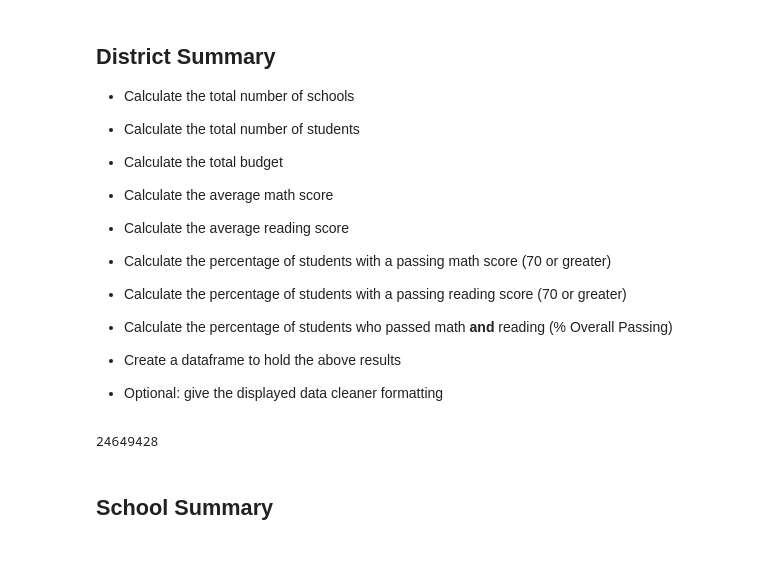
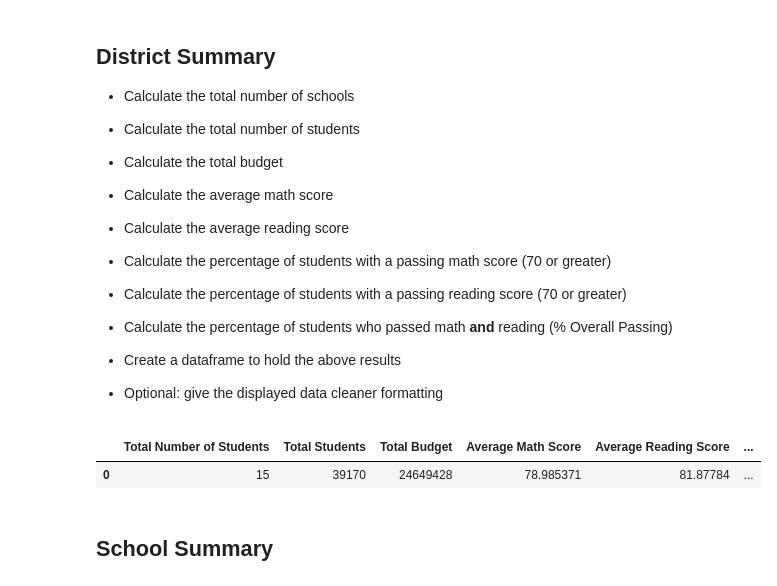
Before and after one commit to brettmw92/pandas-challenge, a Jupyter notebook: PyCitySchools/PyCitySchools_starter.ipynb, the cells around one changed output. Saved outputs shown, nothing was run; the diff lists cells and outputs as text; code cells hidden in the pictures; blank space fills up the shorter version.

```diff
--- a/PyCitySchools/PyCitySchools_starter.ipynb
+++ b/PyCitySchools/PyCitySchools_starter.ipynb
@@ -57,19 +54,46 @@ school_data
 * Create a dataframe to hold the above results
 
 * Optional: give the displayed data cleaner formatting
-# %%
-list_of_schools = school_data_complete['school_name'].unique()
-count_schools = len(list_of_schools)
-count_schools
-
-student_ID_count = school_data_complete['Student ID'].unique()
-student_count = len(student_ID_count)
-student_count
-
-district_budget = school_data['budget'].sum()
-district_budget
-# %% [output]
-24649428
+# %%
+list_of_schools = school_data_complete['school_name'].unique()
+count_schools = len(list_of_schools)
+count_schools
+
+student_ID_count = school_data_complete['Student ID'].unique()
+student_count = len(student_ID_count)
+student_count
+
+total_budget = school_data['budget'].sum()
+total_budget
+
+avg_math = student_data['math_score'].mean()
+avg_reading = student_data['reading_score'].mean()
+
+total_passing_math = student_data.loc[student_data['math_score'] >= 70]['math_score'].count()
+pct_passing_math = total_passing_math/student_count*100
+
+total_passing_reading = student_data.loc[student_data['reading_score'] >= 70]['math_score'].count()
+pct_passing_reading = total_passing_reading/student_count*100
+pct_passing_reading
+
+passing_both = student_data[(student_data['math_score'] >= 70) & (student_data['reading_score'] >= 70)]
+pct_passing_both = len(passing_both)/student_count*100
+pct_passing_both
+
+total_all_df = pd.DataFrame({
+    "Total Number of Students": [count_schools],
+    "Total Students": [student_count],
+    "Total Budget": [total_budget],
+    "Average Math Score": [avg_math],
+    "Average Reading Score": [avg_reading],
+    "Percent of Kids Passing Math": [pct_passing_math],
+    "Percent of Kids Passing Reading": [pct_passing_reading],
+    "Percent of Kids Passing Both": [pct_passing_both]
+})
+total_all_df
+# %% [output]
+|  | Total Number of Students | Total Students | Total Budget | Average Math Score | Average Reading Score | ... |
+| 0 | 15 | 39170 | 24649428 | 78.985371 | 81.87784 | ... |
 # %% [markdown]
 ## School Summary
 # %% [markdown]
```
Also changed, not shown: parts of 1 cell of this notebook.
